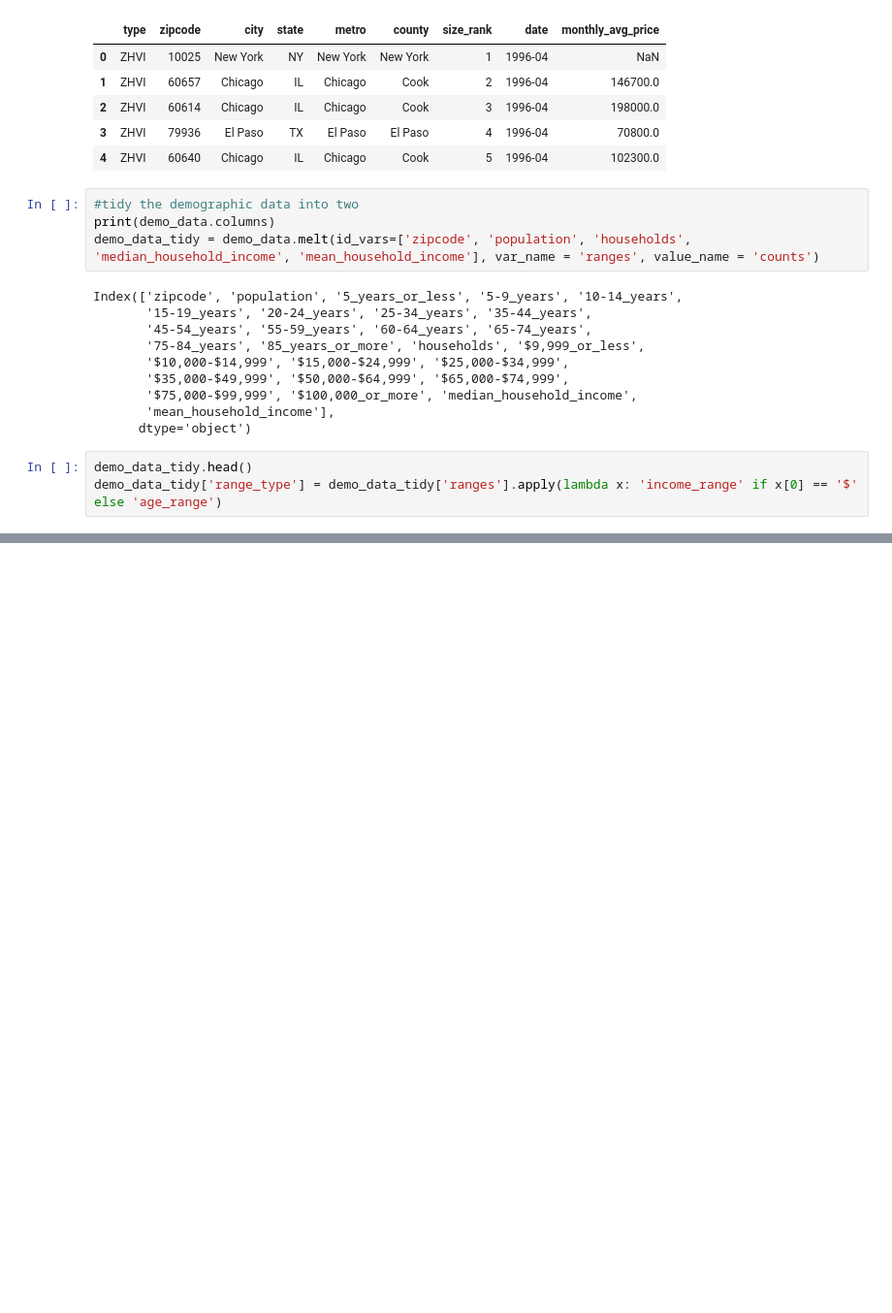
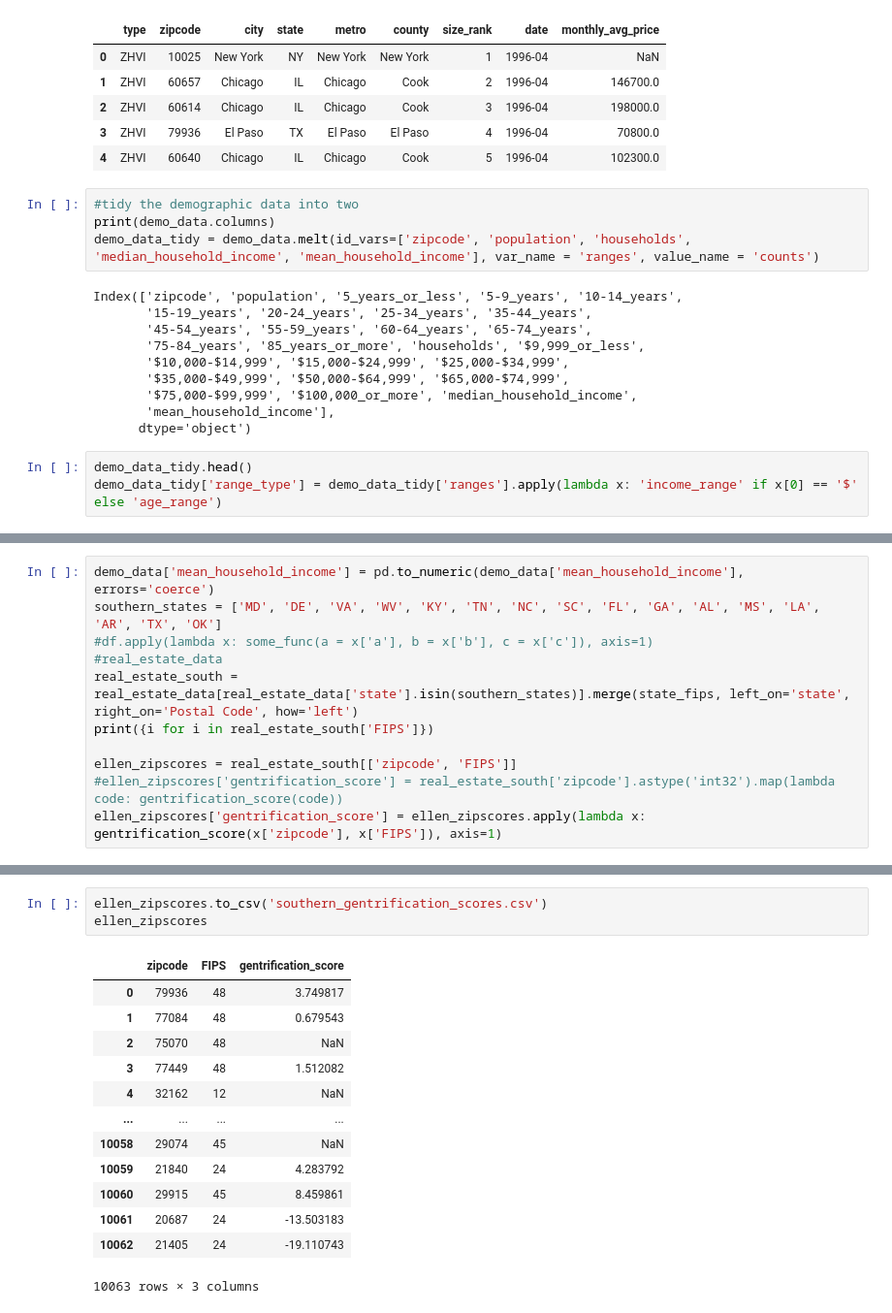
Before and after one commit to deepdaydreams/citadel-datathon-2021, a Jupyter notebook: initial_eda.ipynb, the cells around one changed output, grey strips where cells are left out. Shown at 97% size. Cells and saved outputs as stored; diff of their text form; blank space fills up the shorter version.

```diff
--- a/initial_eda.ipynb
+++ b/initial_eda.ipynb
@@ -262,0 +467,11 @@ plt.show()
+# %%
+demo_data['mean_household_income'] = pd.to_numeric(demo_data['mean_household_income'], errors='coerce')
+southern_states = ['MD', 'DE', 'VA', 'WV', 'KY', 'TN', 'NC', 'SC', 'FL', 'GA', 'AL', 'MS', 'LA', 'AR', 'TX', 'OK']
+#df.apply(lambda x: some_func(a = x['a'], b = x['b'], c = x['c']), axis=1)
+#real_estate_data
+real_estate_south = real_estate_data[real_estate_data['state'].isin(southern_states)].merge(state_fips, left_on='state', right_on='Postal Code', how='left')
+print({i for i in real_estate_south['FIPS']})
+
+ellen_zipscores = real_estate_south[['zipcode', 'FIPS']]
+#ellen_zipscores['gentrification_score'] = real_estate_south['zipcode'].astype('int32').map(lambda code: gentrification_score(code))
+ellen_zipscores['gentrification_score'] = ellen_zipscores.apply(lambda x: gentrification_score(x['zipcode'], x['FIPS']), axis=1)
@@ -263 +485,18 @@ plt.show()
+# %%
+ellen_zipscores.to_csv('southern_gentrification_scores.csv')
+ellen_zipscores
+# %% [output]
+|  | zipcode | FIPS | gentrification_score |
+| 0 | 79936 | 48 | 3.749817 |
+| 1 | 77084 | 48 | 0.679543 |
+| 2 | 75070 | 48 | NaN |
+| 3 | 77449 | 48 | 1.512082 |
+| 4 | 32162 | 12 | NaN |
+| ... | ... | ... | ... |
+| 10058 | 29074 | 45 | NaN |
+| 10059 | 21840 | 24 | 4.283792 |
+| 10060 | 29915 | 45 | 8.459861 |
+| 10061 | 20687 | 24 | -13.503183 |
+| 10062 | 21405 | 24 | -19.110743 |
+10063 rows × 3 columns
 # %%
```
Also changed, not shown: parts of 17 cells of this notebook.
